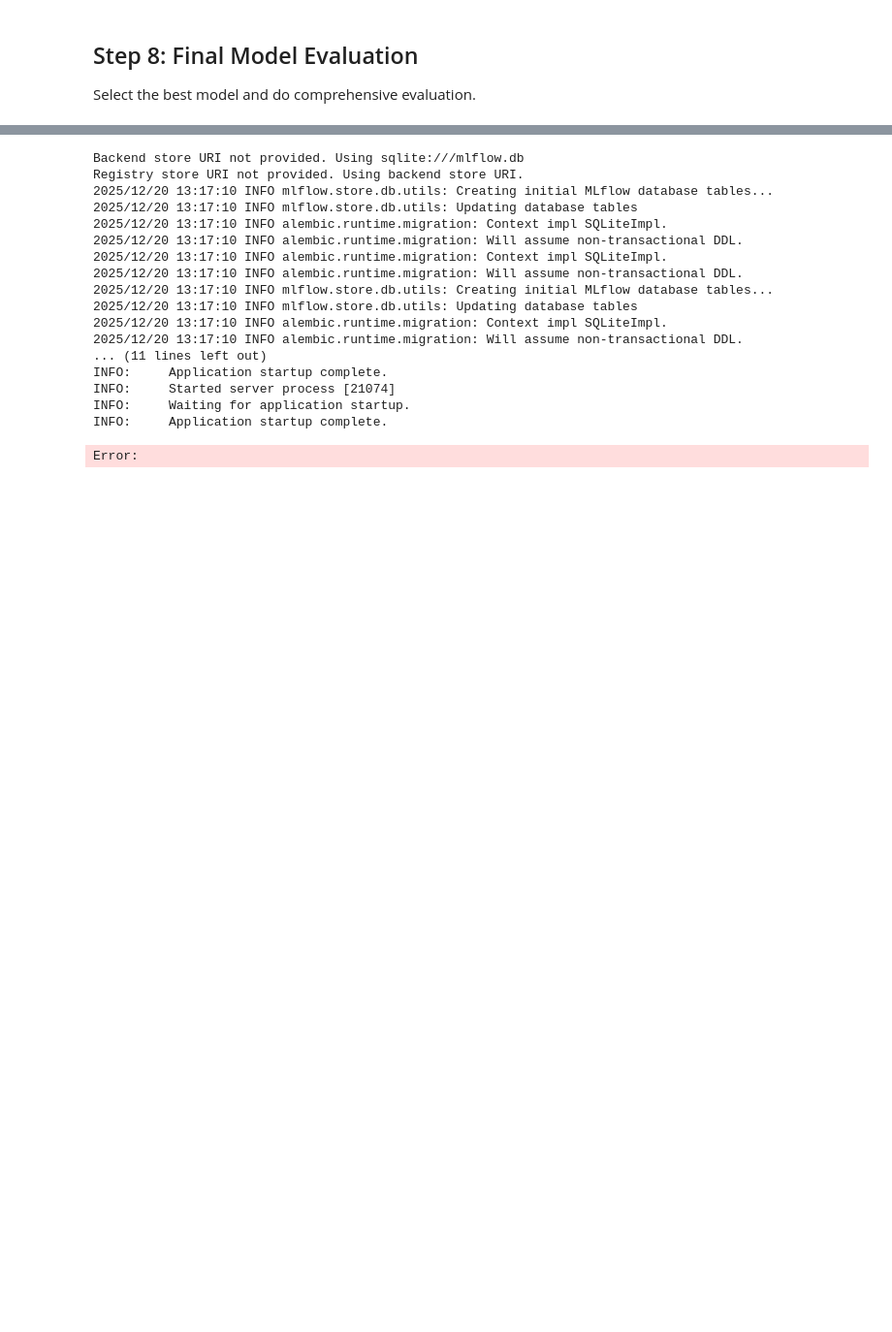
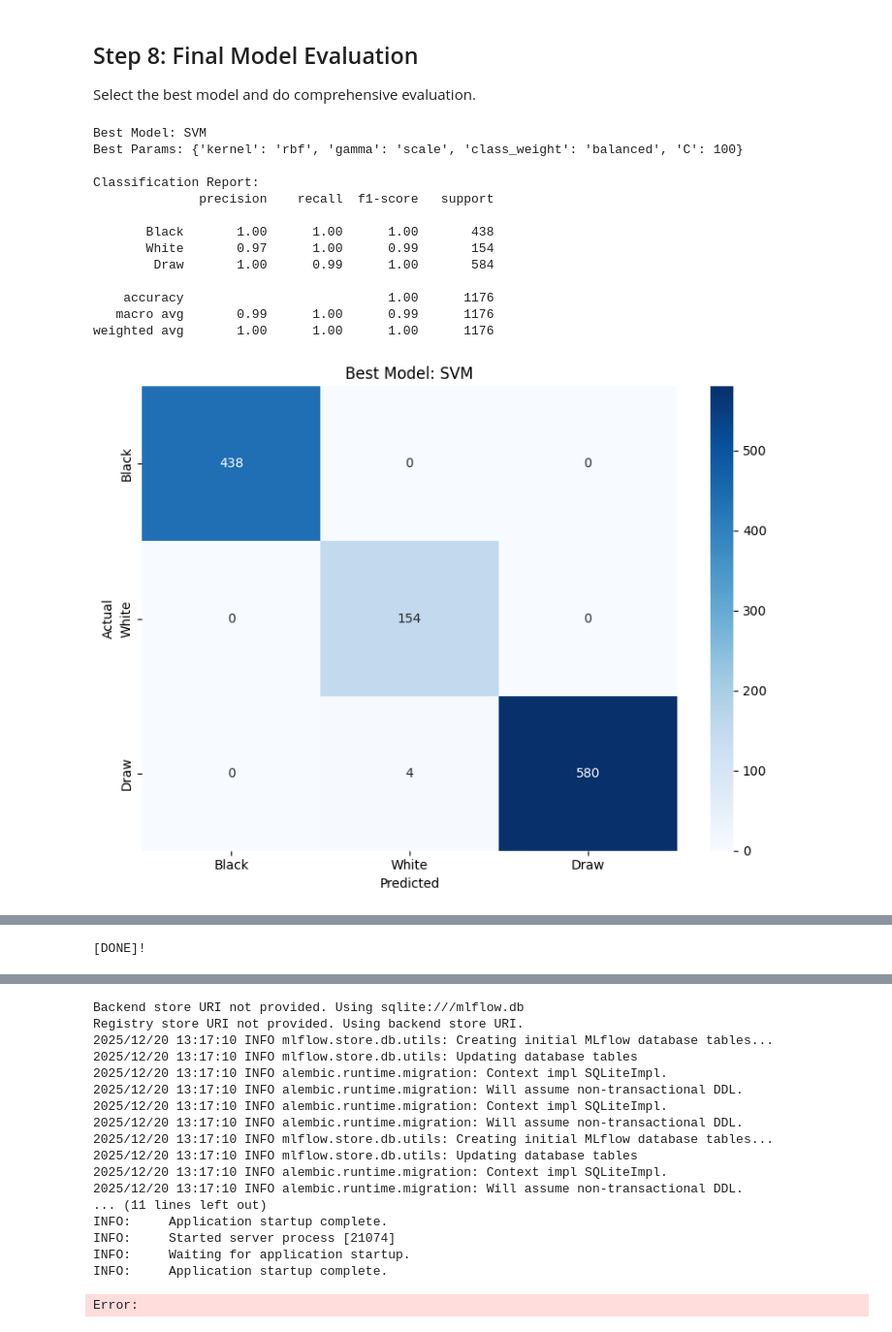
Before and after one commit to Belaleatsbanana/ml2, a Jupyter notebook: bell/rat_elephant_modeling.ipynb, the cells around one changed output, grey strips where cells are left out. Shown at 97% size. Drawn from its saved outputs; the diff is of its cells as text; code cells hidden in the pictures; blank space fills up the shorter version.

```diff
--- a/bell/rat_elephant_modeling.ipynb
+++ b/bell/rat_elephant_modeling.ipynb
@@ -1143,33 +1173,58 @@ print("\n✅ Learning curves generated!")
 Select the best model and do comprehensive evaluation.
 # %%
 # Final Model Evaluation
-print("="*60)
-print("FINAL MODEL EVALUATION")
-print("="*60)
-
 # Find best model from tuning
-best_model_name = tuning_df.loc[tuning_df['Test_F1'].idxmax(), 'Model']
-best_model = tuned_models[best_model_name]
+best_idx = tuning_df['Test_F1'].idxmax()
+best_model_name = tuning_df.loc[best_idx, 'Model']
+best_resampling = tuning_df.loc[best_idx, 'Resampling']
+best_model_key = f'{best_model_name}_{best_resampling}'
+best_model = tuned_models.get(best_model_key)
 
 print(f"\nBest Model: {best_model_name}")
-print(f"Best Params: {tuning_df.loc[tuning_df['Test_F1'].idxmax(), 'Best_Params']}")
+print(f"Best Params: {tuning_df.loc[best_idx, 'Best_Params']}")
+
+# Get proper test data (scaled if needed)
+base_name = best_model_name.split('_')[0] if '_' in best_model_name else best_model_name
+if base_name in ['SVM', 'LogisticReg', 'LR', 'KNN']:
+    scaler = StandardScaler()
+    X_train_for_scale, _ = resampled_data.get(best_resampling, resampled_data['None'])
+    scaler.fit(X_train_for_scale)
+    X_test_final = scaler.transform(X_test_np)
+else:
+    X_test_final = X_test_np
 
 # Final predictions
-y_pred_final = best_model.predict(X_test_np)
-y_proba_final = best_model.predict_proba(X_test_np)
+y_pred_final = best_model.predict(X_test_final)
+y_proba_final = best_model.predict_proba(X_test_final) if hasattr(best_model, 'predict_proba') else None
 
 # Classification Report
 print("\nClassification Report:")
-print(classification_report(y_test_np, y_pred_final, target_names=['Black', 'White', 'Draw']))
+print(classification_report(y_test_np, y_pred_final, target_names=['Black', 'White', 'Draw'], zero_division=0))
 
 # Confusion Matrix
 log_confusion_matrix_plot(y_test_np, y_pred_final, title=f'Best Model: {best_model_name}')
 
 # Log final model to MLflow
+mlflow.end_run()  # End any active run first
 with mlflow.start_run(run_name=f'BEST_{best_model_name}'):
     mlflow.log_param('model', best_model_name)
     mlflow.log_param('type', 'BEST_MODEL')
     log_metrics_to_mlflow(y_test_np, y_pred_final, y_proba_final, prefix='final_')
     mlflow.sklearn.log_model(best_model, 'best_model')
 
-print("\n✅ Best model logged to MLflow!")
+print("\n[DONE]!")
+# %% [output]
+Best Model: SVM
+Best Params: {'kernel': 'rbf', 'gamma': 'scale', 'class_weight': 'balanced', 'C': 100}
+
+Classification Report:
+              precision    recall  f1-score   support
+
+       Black       1.00      1.00      1.00       438
+       White       0.97      1.00      0.99       154
+        Draw       1.00      0.99      1.00       584
+
+    accuracy                           1.00      1176
+   macro avg       0.99      1.00      0.99      1176
+weighted avg       1.00      1.00      1.00      1176
+[figure, added]
@@ -1176 +1232,2 @@ print("\n✅ Best model logged to MLflow!")
+[DONE]!
 # %%
```
Also changed, not shown: parts of 54 cells of this notebook.
